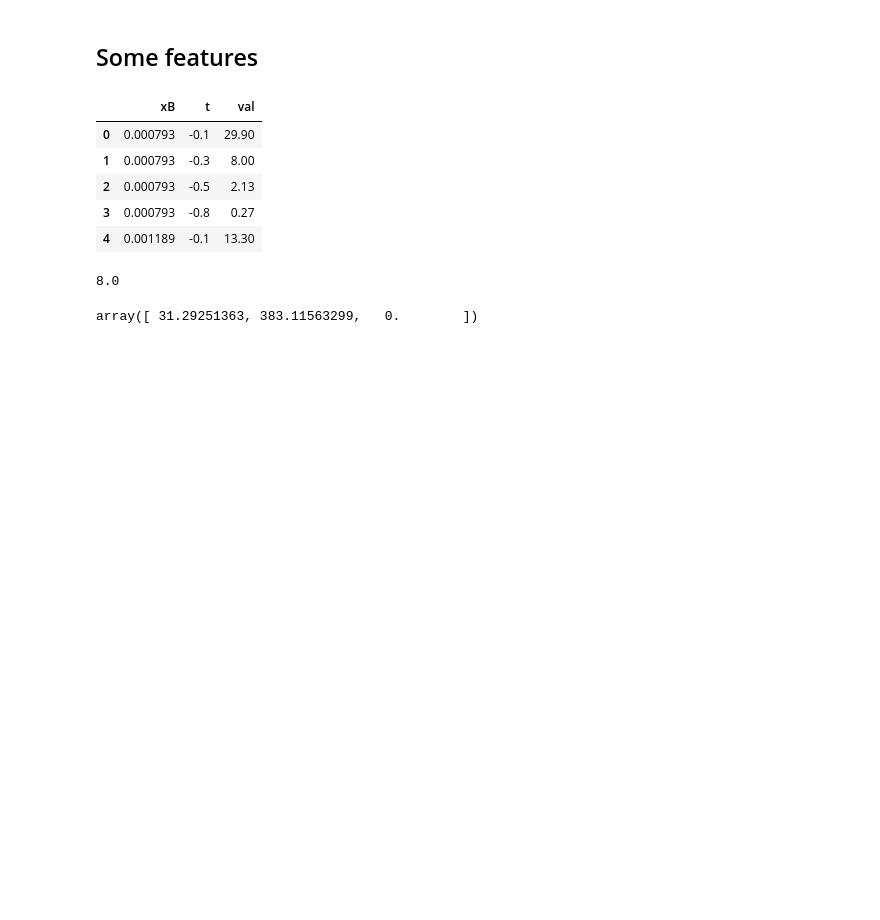
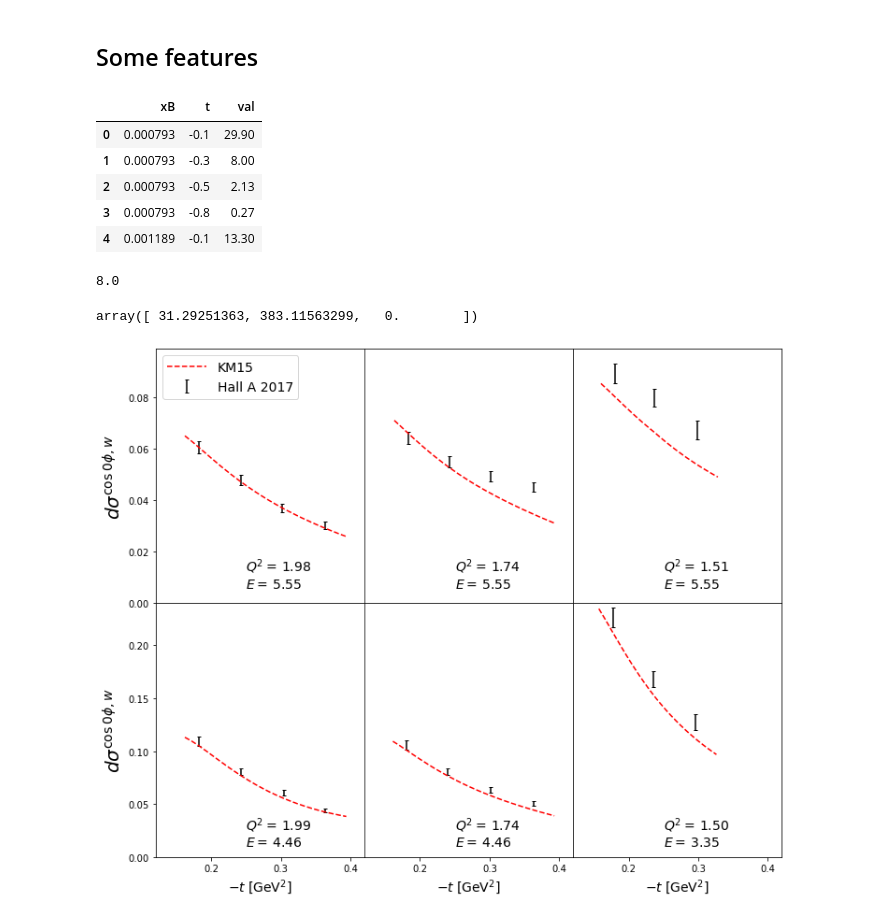
Before and after one commit to kkumer/gepard-presentation, a Jupyter notebook: slides.ipynb, the cells around one changed output. Saved outputs shown, nothing was run; the diff lists cells and outputs as text; code cells hidden in the pictures; blank space fills up the shorter version.

```diff
--- a/slides.ipynb
+++ b/slides.ipynb
@@ -183,3 +185,9 @@ ptx = g.DataPoint(x=0.01, eta=0.01, t=-0.2, Q2=8)
 th.Hx(ptx)
 # %% [output]
 array([ 31.29251363, 383.11563299,   0.        ])
+# %%
+# Predefined plots for some experimental sets
+from gepard.plots import HallA17
+fig = HallA17(lines=th_KM15)
+# %% [output]
+[figure, added]
```
Also changed, not shown: parts of 1 cell of this notebook, 2 other files.
